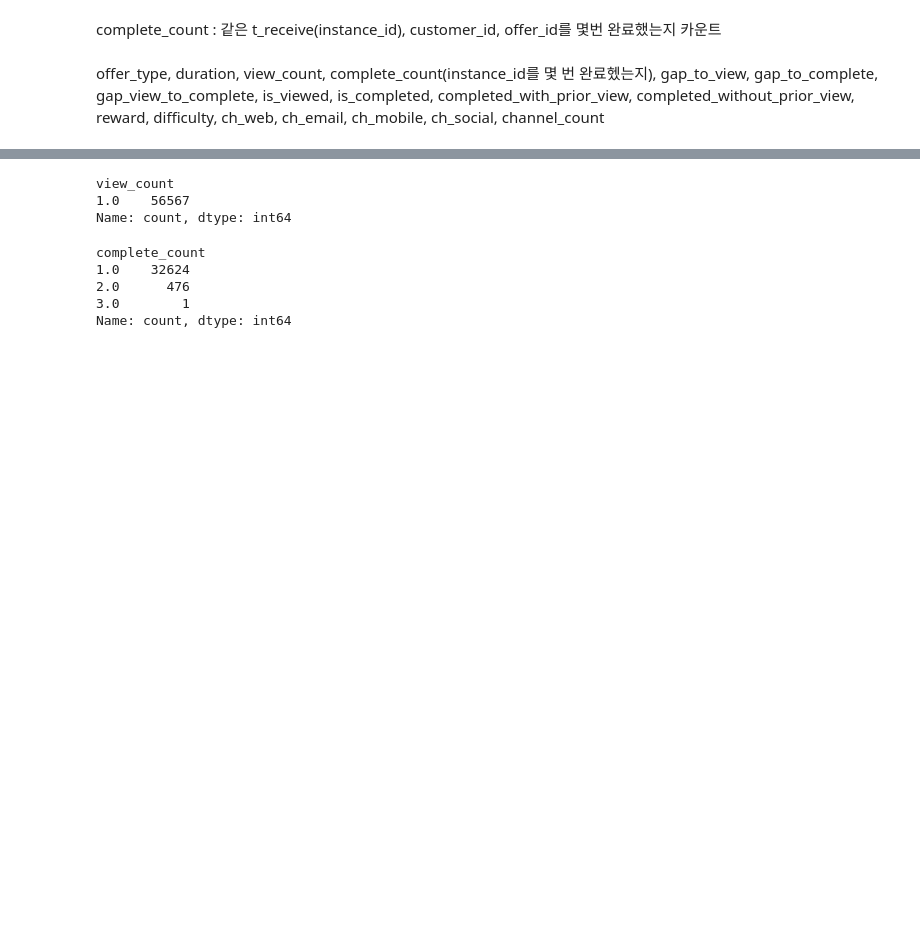
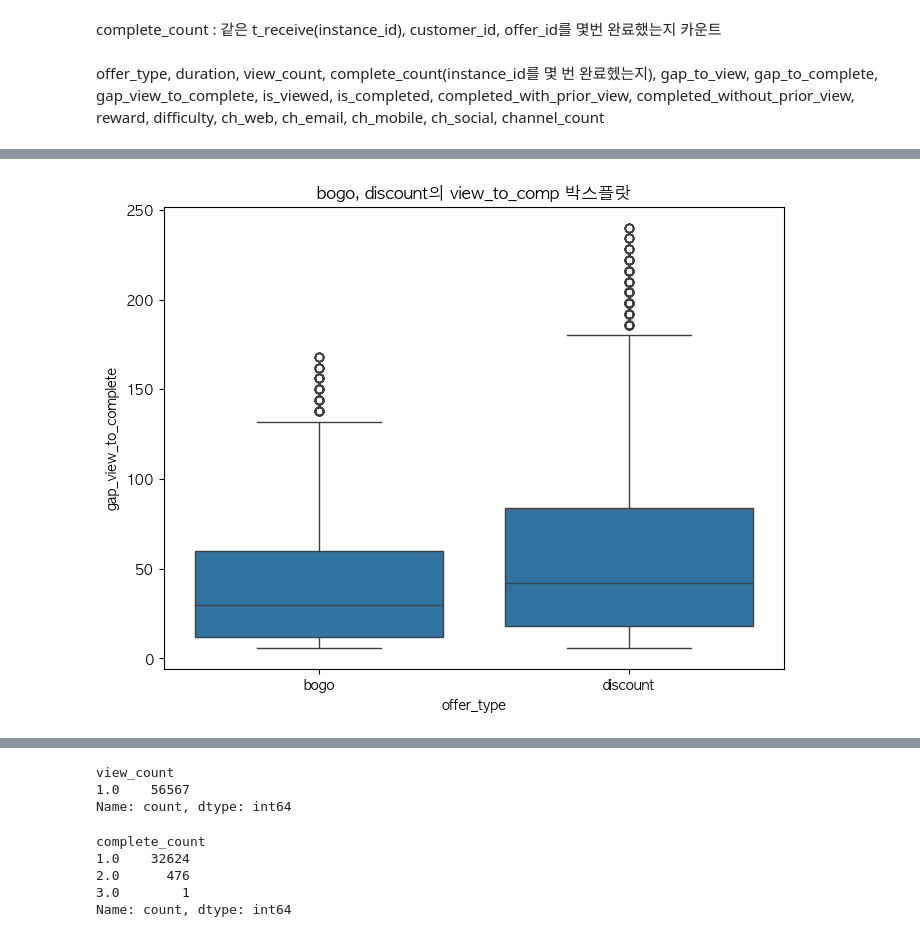
Before and after one commit to rladbstj56/practice_project, a Jupyter notebook: Myun_EDA/03_analysis_final_mine.ipynb, the cells around one changed output, grey strips where cells are left out. Drawn from its saved outputs; the diff is of its cells as text; code cells hidden in the pictures; blank space fills up the shorter version.

```diff
--- a/Myun_EDA/03_analysis_final_mine.ipynb
+++ b/Myun_EDA/03_analysis_final_mine.ipynb
@@ -549,0 +731,11 @@ channel_df_rate.sort_values(by=['aware_rate', 'unaware_rate'], ascending=[False,
+# %%
+# bogo, discount의 view_to_comp 박스플랏 확인 후 통계검정
+temp_df = df[(df['is_completed']==1) & (df['is_viewed']==1)]
+
+import seaborn as sns
+plt.figure(figsize=(8, 6))
+sns.boxplot(data=temp_df, x='offer_type', y='gap_view_to_complete')
+plt.title('bogo, discount의 view_to_comp 박스플랏')
+plt.show()
+# %% [output]
+[figure, added]
```
Also changed, not shown: parts of 21 cells of this notebook, 1 other file.
